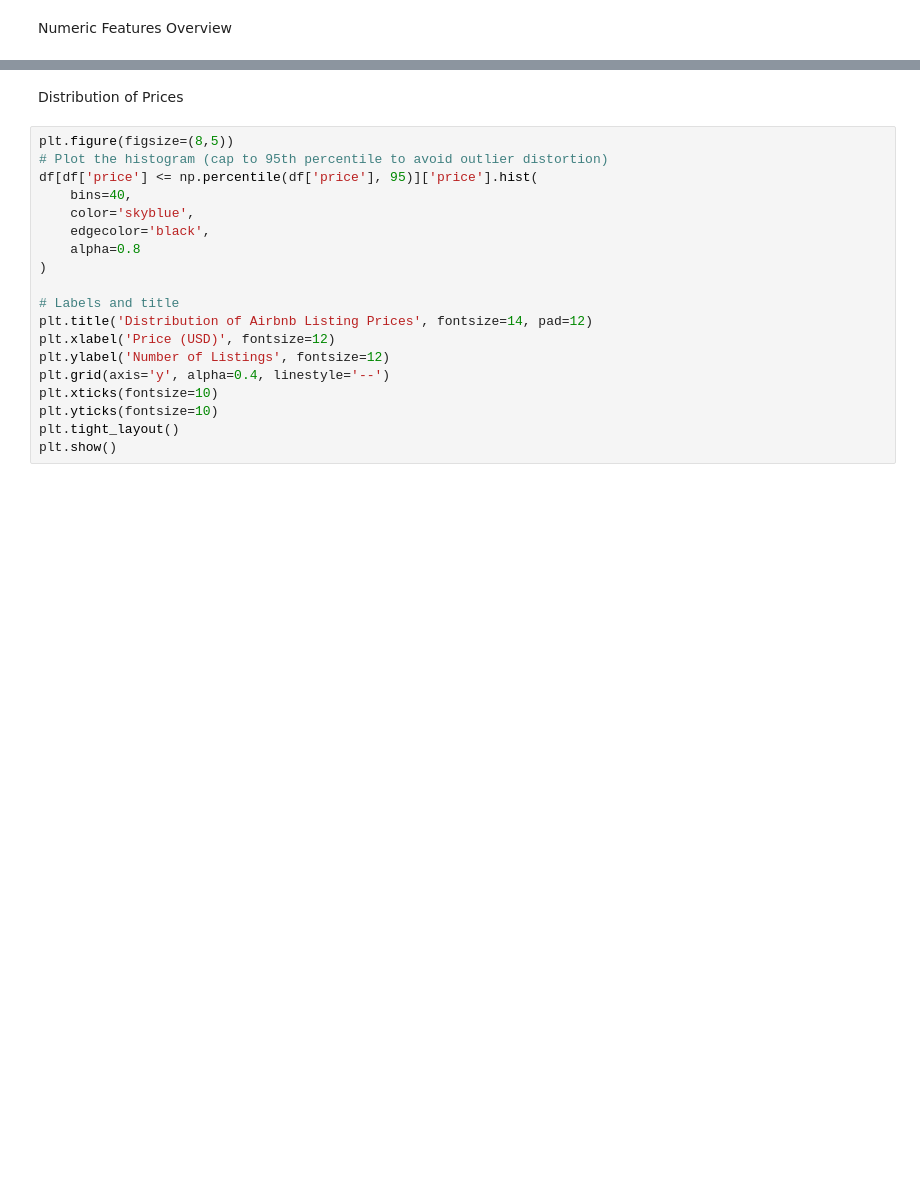
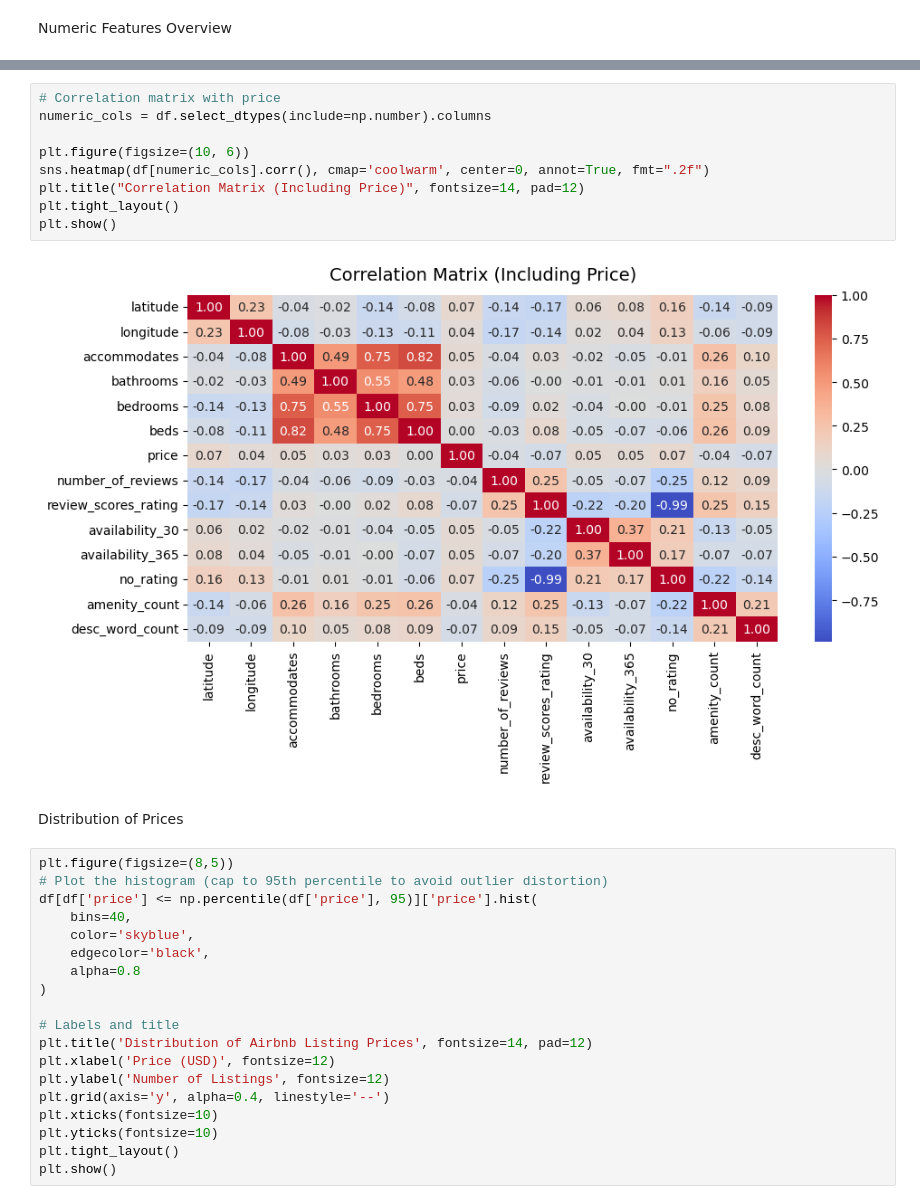
Before and after one commit to Ethancohenn/cs229-airbnb-pricing-gnn, a Jupyter notebook: notebooks/data_preprocessing_owen.ipynb, the cells around one changed output, grey strips where cells are left out. Cells and saved outputs as stored; diff of their text form; blank space fills up the shorter version.

```diff
--- a/notebooks/data_preprocessing_owen.ipynb
+++ b/notebooks/data_preprocessing_owen.ipynb
@@ -100,3 +131,14 @@ plt.show()
+# %%
+# Correlation matrix with price
+numeric_cols = df.select_dtypes(include=np.number).columns
+
+plt.figure(figsize=(10, 6))
+sns.heatmap(df[numeric_cols].corr(), cmap='coolwarm', center=0, annot=True, fmt=".2f")
+plt.title("Correlation Matrix (Including Price)", fontsize=14, pad=12)
+plt.tight_layout()
+plt.show()
+# %% [output]
+[figure, added]
 # %% [markdown]
 Distribution of Prices
 # %%
```
Also changed, not shown: parts of 9 cells of this notebook.
